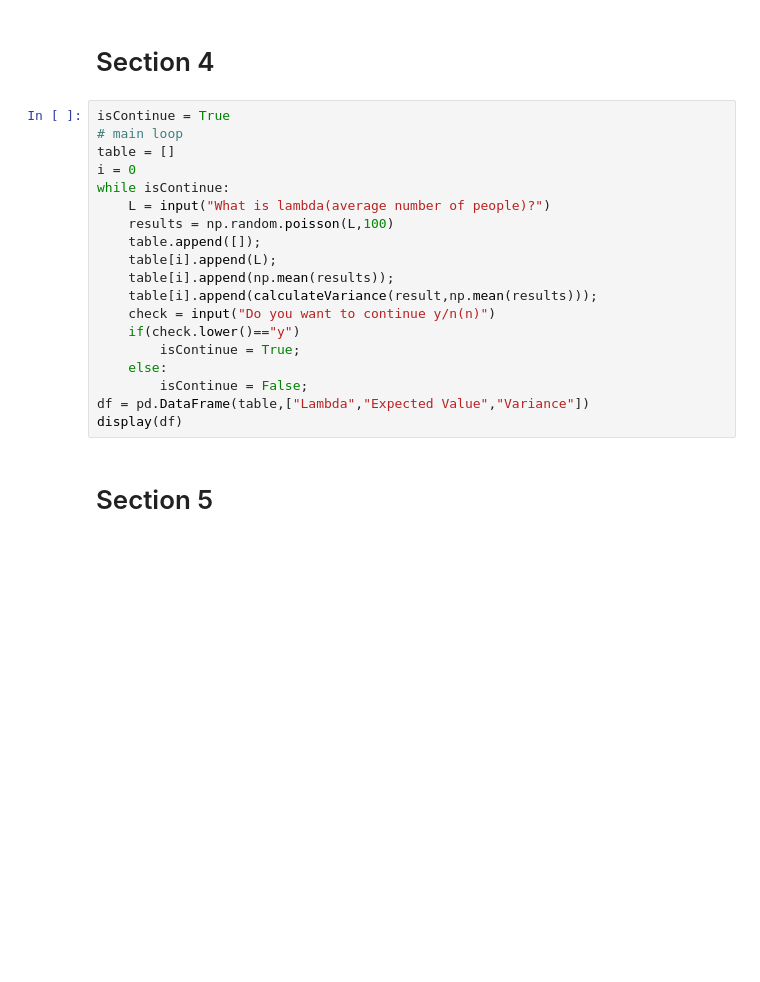
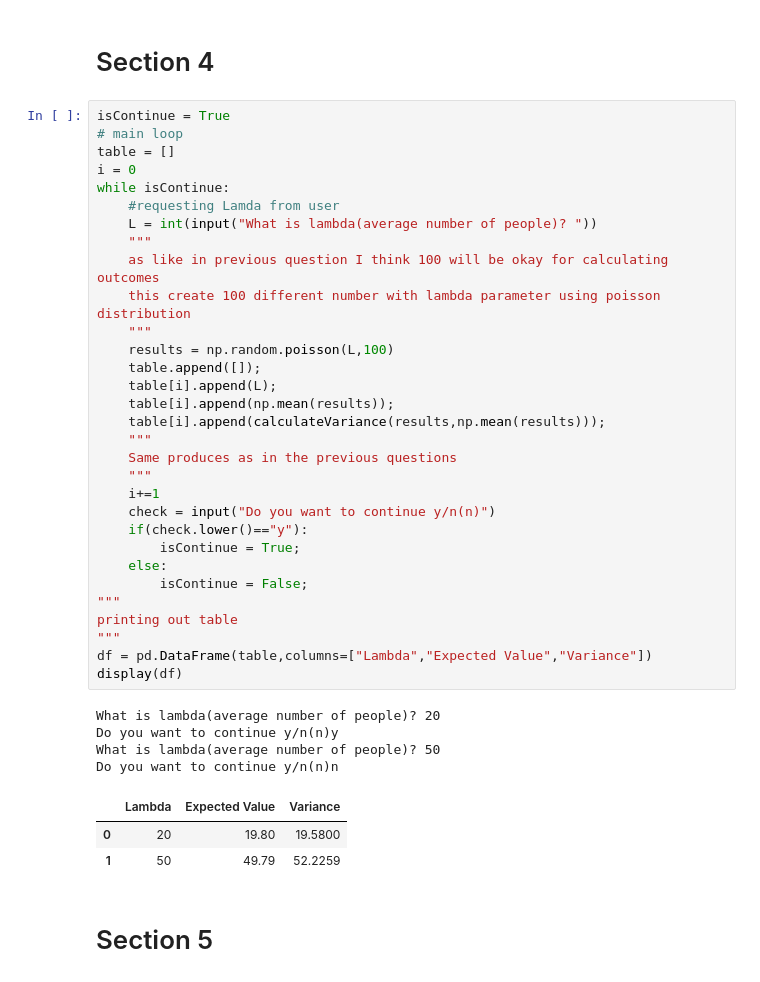
Before and after one commit to Emirhantaze/math-301-mini-project, a Jupyter notebook: main.ipynb, the cells around one changed output. Drawn from its saved outputs; the diff is of its cells as text; blank space fills up the shorter version.

```diff
--- a/main.ipynb
+++ b/main.ipynb
@@ -158,22 +252,42 @@ display(df)
 # %%
 isContinue = True
 # main loop
 table = []
 i = 0
 while isContinue:
-    L = input("What is lambda(average number of people)?")
+    #requesting Lamda from user
+    L = int(input("What is lambda(average number of people)? "))
+    """
+    as like in previous question I think 100 will be okay for calculating outcomes
+    this create 100 different number with lambda parameter using poisson distribution
+    """
     results = np.random.poisson(L,100)
     table.append([]);
     table[i].append(L);
     table[i].append(np.mean(results));
-    table[i].append(calculateVariance(result,np.mean(results)));
+    table[i].append(calculateVariance(results,np.mean(results)));
+    """
+    Same produces as in the previous questions
+    """
+    i+=1
     check = input("Do you want to continue y/n(n)")
-    if(check.lower()=="y")
+    if(check.lower()=="y"):
         isContinue = True;
     else:
         isContinue = False;
-df = pd.DataFrame(table,["Lambda","Expected Value","Variance"])
+"""
+printing out table
+"""
+df = pd.DataFrame(table,columns=["Lambda","Expected Value","Variance"])
 display(df)
+# %% [output]
+What is lambda(average number of people)? 20
+Do you want to continue y/n(n)y
+What is lambda(average number of people)? 50
+Do you want to continue y/n(n)n
+|  | Lambda | Expected Value | Variance |
+| 0 | 20 | 19.80 | 19.5800 |
+| 1 | 50 | 49.79 | 52.2259 |
 # %% [markdown]
 # Section 5
 # %%
```
Also changed, not shown: parts of 8 cells of this notebook, 1 other file.
